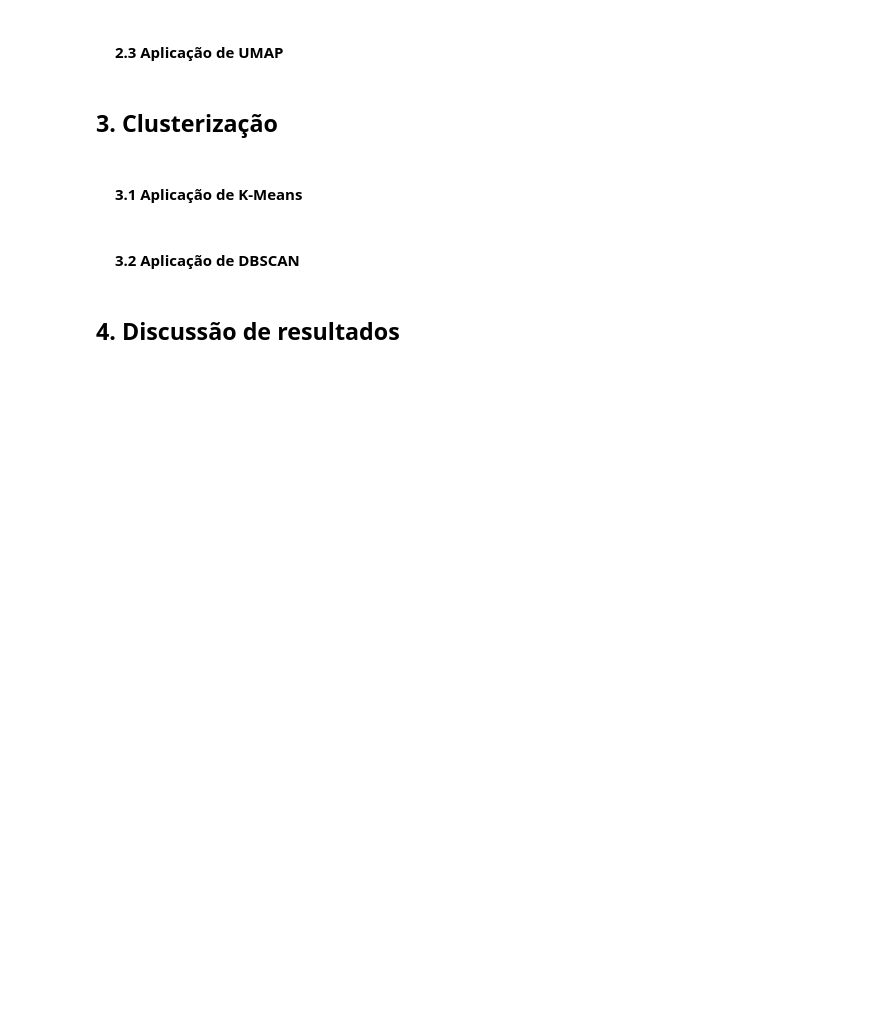
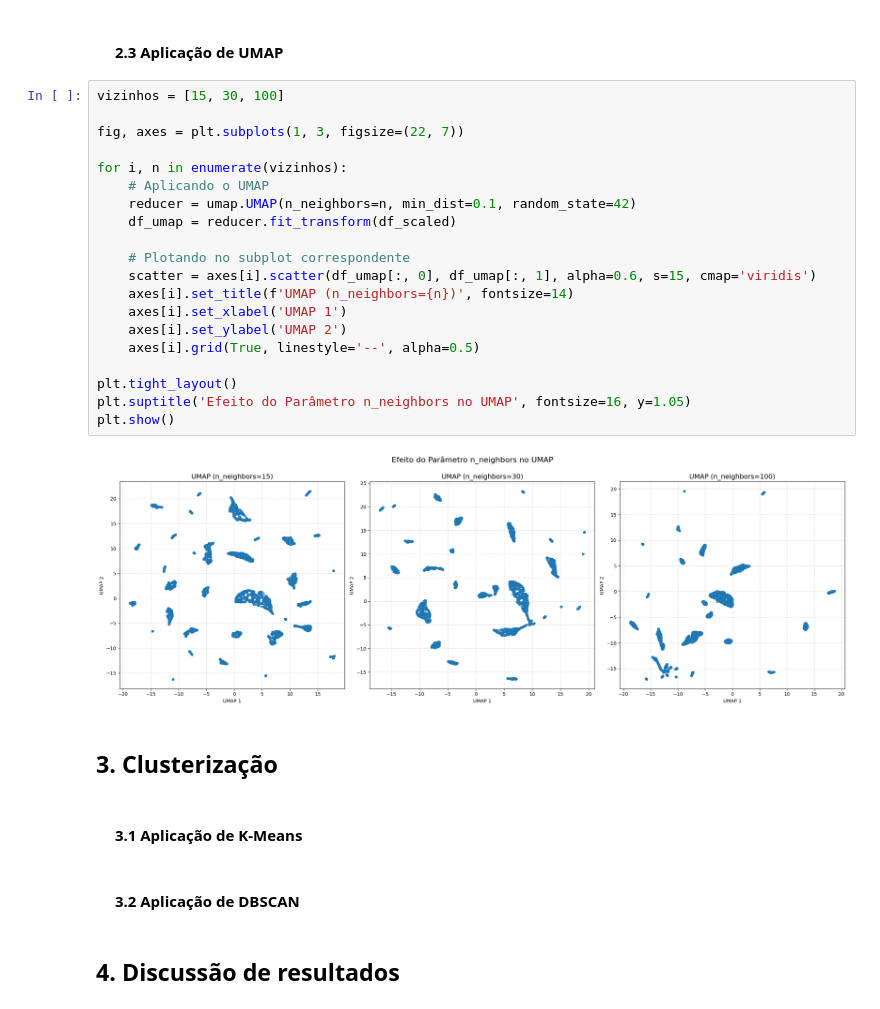
Before and after one commit to DouglaxN/project-unsupervised, a Jupyter notebook: Final/main.ipynb, the cells around one changed output. Cells and saved outputs as stored; diff of their text form; blank space fills up the shorter version.

```diff
--- a/Final/main.ipynb
+++ b/Final/main.ipynb
@@ -234,5 +258,27 @@ Variância Total com 2 componentes: 22.93%
 # %% [markdown]
 #### &emsp;  2.3 Aplicação de UMAP
+# %%
+vizinhos = [15, 30, 100]
+
+fig, axes = plt.subplots(1, 3, figsize=(22, 7))
+
+for i, n in enumerate(vizinhos):
+    # Aplicando o UMAP
+    reducer = umap.UMAP(n_neighbors=n, min_dist=0.1, random_state=42)
+    df_umap = reducer.fit_transform(df_scaled)
+
+    # Plotando no subplot correspondente
+    scatter = axes[i].scatter(df_umap[:, 0], df_umap[:, 1], alpha=0.6, s=15, cmap='viridis')
+    axes[i].set_title(f'UMAP (n_neighbors={n})', fontsize=14)
+    axes[i].set_xlabel('UMAP 1')
+    axes[i].set_ylabel('UMAP 2')
+    axes[i].grid(True, linestyle='--', alpha=0.5)
+
+plt.tight_layout()
+plt.suptitle('Efeito do Parâmetro n_neighbors no UMAP', fontsize=16, y=1.05)
+plt.show()
+# %% [output]
+[figure, added]
 # %% [markdown]
 ## 3. Clusterização
 # %% [markdown]
```
Also changed, not shown: parts of 2 cells of this notebook, 2 other files.
